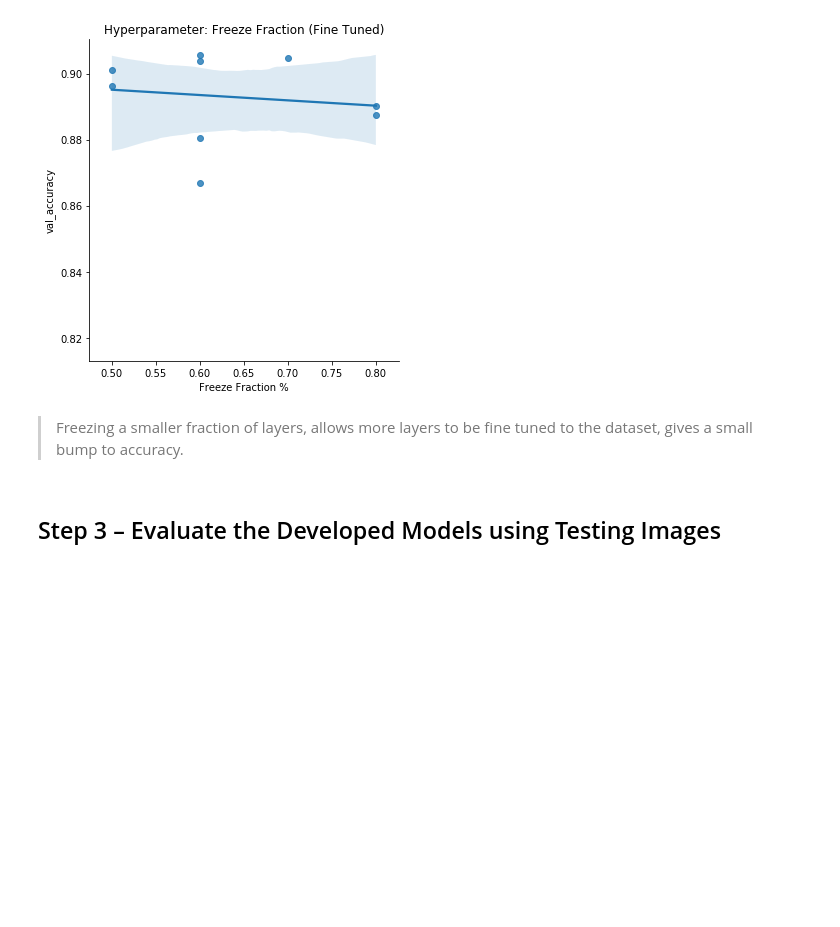
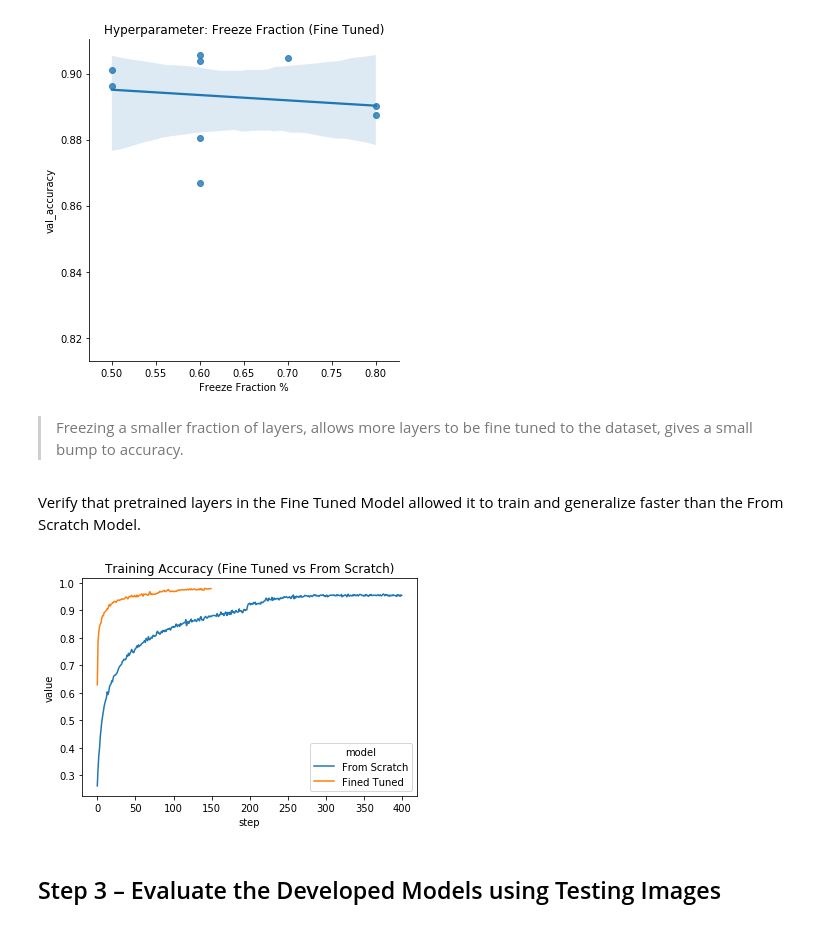
Before and after one commit to mrzzy/np-dl-assign-1, a Jupyter notebook: notebooks/Assignment_1.ipynb, the cells around one changed output. Drawn from its saved outputs; the diff is of its cells as text; code cells hidden in the pictures; blank space fills up the shorter version.

Commit message:
Add comparision plot between fine tuned and from scratch model training accuracy.

```diff
--- a/notebooks/Assignment_1.ipynb
+++ b/notebooks/Assignment_1.ipynb
@@ -1350,6 +1350,24 @@ g.set(
 [figure]
 # %% [markdown]
 > Freezing a smaller fraction of layers, allows more layers to be fine tuned to the dataset, gives a small bump to accuracy.
+# %% [markdown]
+Verify that pretrained layers in the Fine Tuned Model allowed it to train and generalize faster than the From Scratch Model.
+# %%
+plt.title("Training Accuracy (Fine Tuned vs From Scratch)")
+combined_metrics_df = pd.concat(
+    [top_1_metrics_df, ft_top_1_metrics_df],
+    keys=["From Scratch", "Fined Tuned"],
+    names=["model"],
+).reset_index()
+
+g = sns.lineplot(
+    data=combined_metrics_df[combined_metrics_df["metric"] == "accuracy"],
+    x="step",
+    y="value",
+    hue="model",
+)
+# %% [output]
+[figure, added]
 # %% [markdown]
 ## Step 3 – Evaluate the Developed Models using Testing Images
 # %% [markdown]
```
Also changed, not shown: parts of 1 cell of this notebook.
